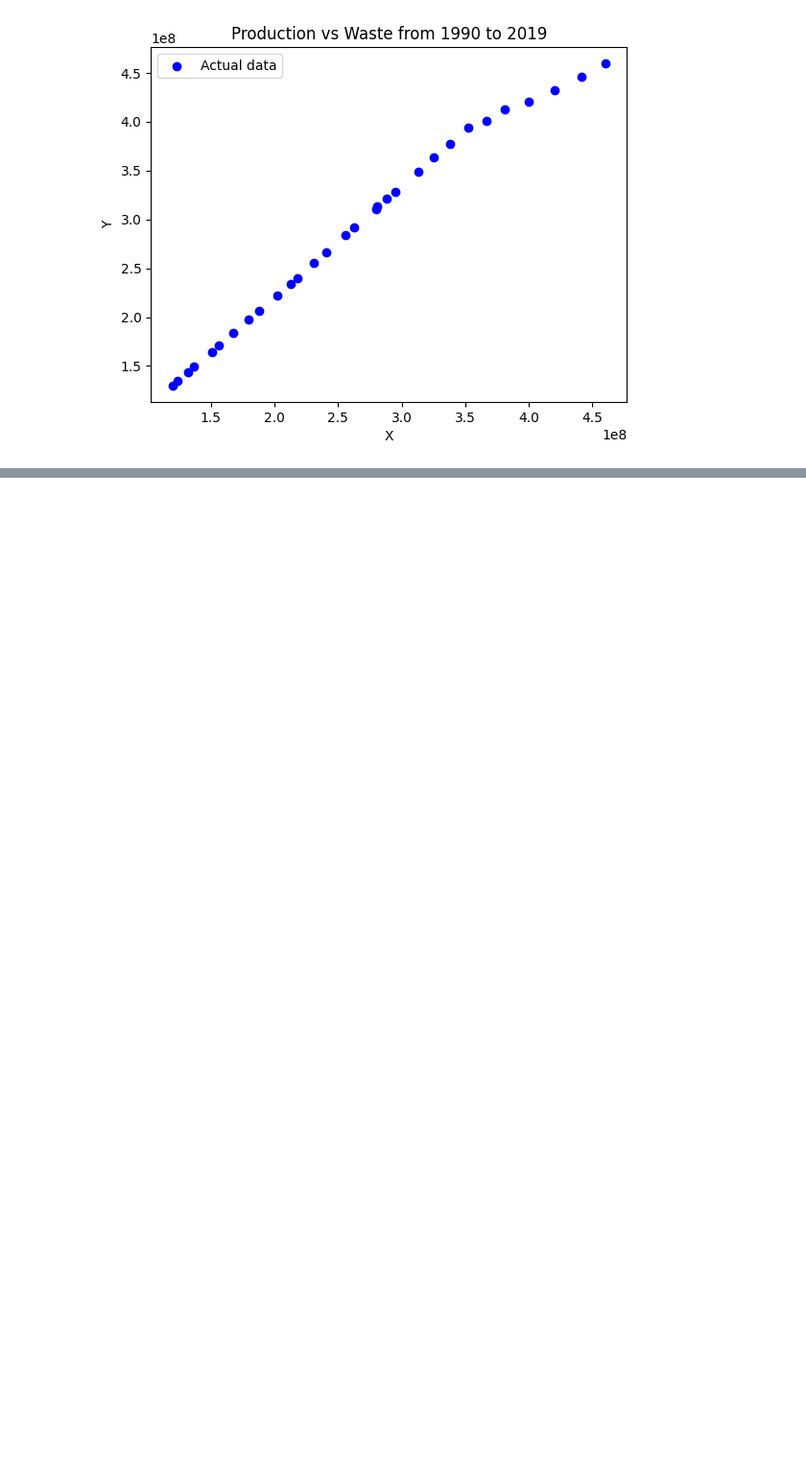
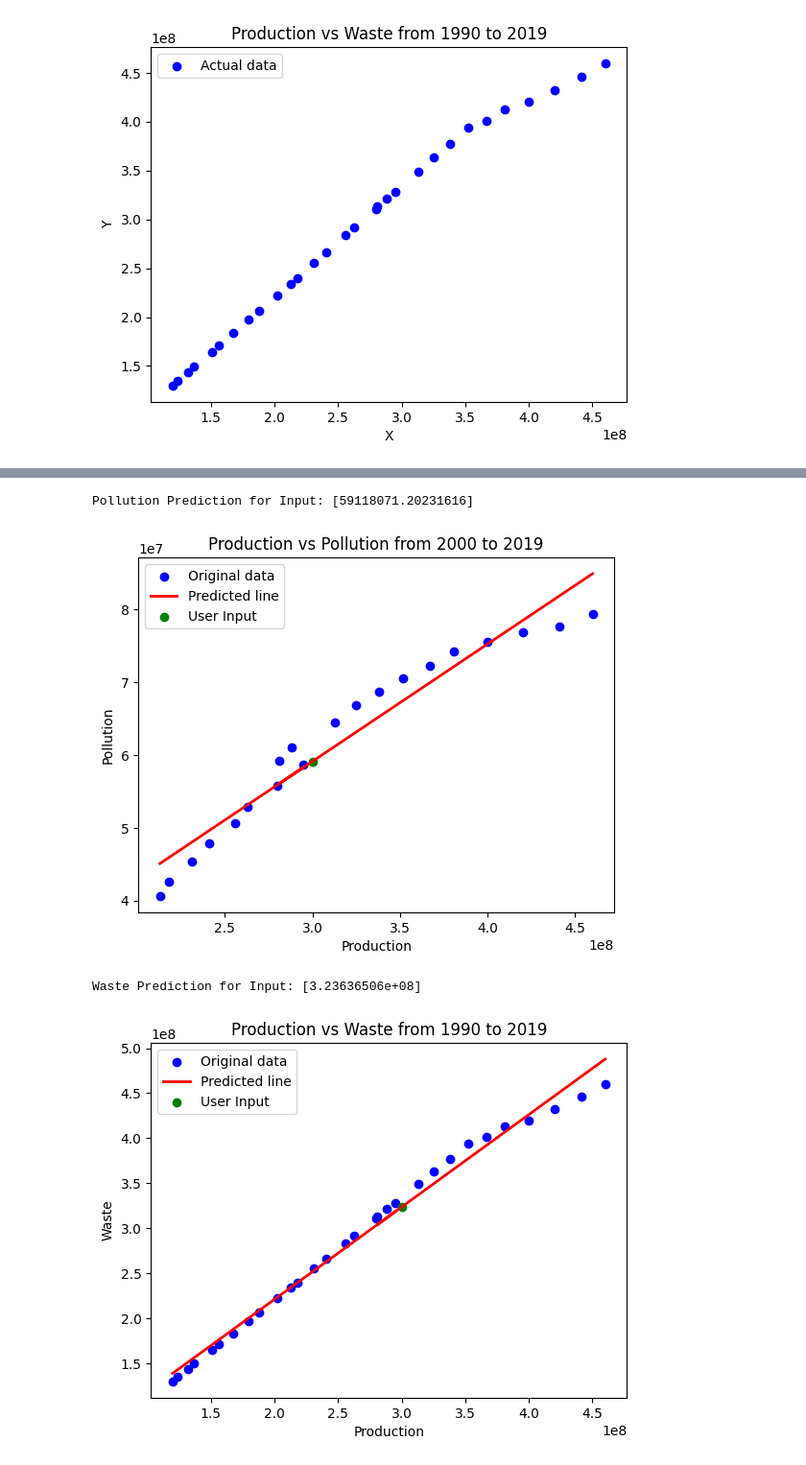
Before and after one commit to MrKarkeys/Plastic-Waste-Predictor, a Jupyter notebook: model.ipynb, the cells around one changed output, grey strips where cells are left out. Shown at 96% size. Cells and saved outputs as stored; diff of their text form; code cells hidden in the pictures; blank space fills up the shorter version.

Commit message:
linear regression completed

```diff
--- a/model.ipynb
+++ b/model.ipynb
@@ -173,0 +155,44 @@ Prediction: 336018829.0792953
+# %%
+pollution_x = pollution_x.reshape(-1, 1)
+waste_x = waste_x.reshape(-1, 1)
+
+predict_pollution_model = LinearRegression()
+predict_pollution_model.fit(pollution_x, pollution_y)
+
+predict_waste_model = LinearRegression()
+predict_waste_model.fit(waste_x, waste_y)
+
+pollution_prediction = predict_pollution_model.predict(pollution_x)
+user_production_pollution = np.array([[float(input("Input the production amount in Tonnes (Predict Waste)"))]])
+single_pollution_prediction = predict_pollution_model.predict(user_production_pollution)
+
+print(f"Pollution Prediction for Input: {single_pollution_prediction}")
+
+plt.scatter(pollution_x, pollution_y, color='blue', label='Original data')
+plt.plot(pollution_x, pollution_prediction, color='red', linewidth=2, label='Predicted line')
+plt.scatter(user_production_pollution, single_pollution_prediction, color = 'green', label='User Input')
+plt.title(f"Production vs Pollution from 2000 to 2019")
+plt.xlabel("Production")
+plt.ylabel("Pollution")
+plt.legend()
+plt.show()
+
+waste_prediction = predict_waste_model.predict(waste_x)
+user_production_waste = np.array([[float(input("Input the production amount in Tonnes (Predict Waste)"))]])
+single_waste_prediction = predict_waste_model.predict(user_production_waste)
+
+print(f"Waste Prediction for Input: {single_waste_prediction}")
+
+plt.scatter(waste_x, waste_y, color='blue', label='Original data')
+plt.plot(waste_x, waste_prediction, color='red', linewidth=2, label='Predicted line')
+plt.scatter(user_production_waste, single_waste_prediction, color = 'green', label='User Input')
+plt.title(f"Production vs Waste from 1990 to 2019")
+plt.xlabel("Production")
+plt.ylabel("Waste")
+plt.legend()
+plt.show()
+# %% [output]
+Pollution Prediction for Input: [59118071.20231616]
+[figure, added]
+Waste Prediction for Input: [3.23636506e+08]
+[figure, added]
```
Also changed, not shown: parts of 3 cells of this notebook, 5 other files.
